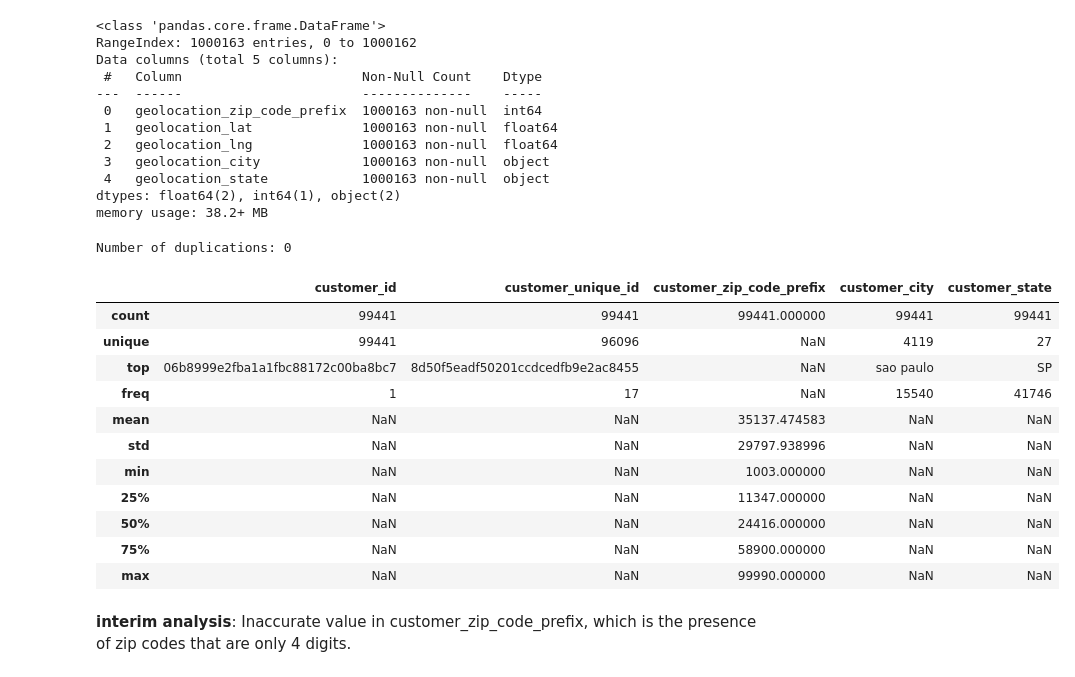
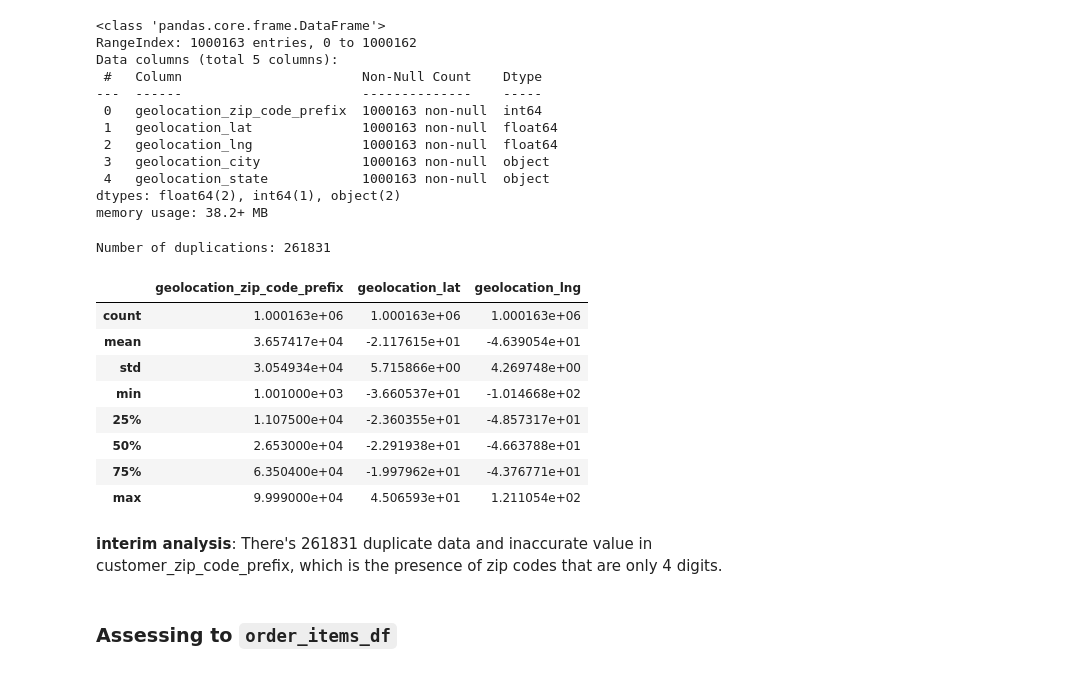
Before and after one commit to naufalmuafi/e-commerce_analysis_project, a Jupyter notebook: main.ipynb, the cells around one changed output. Cells and saved outputs as stored; diff of their text form; code cells hidden in the pictures.

Commit message:
add: assesing data into pcn_df

```diff
--- a/main.ipynb
+++ b/main.ipynb
@@ -186,21 +177,20 @@ Data columns (total 5 columns):
 dtypes: float64(2), int64(1), object(2)
 memory usage: 38.2+ MB
 # %%
-print(f"\nNumber of duplications: {customers_df.duplicated().sum()}")
-customers_df.describe(include='all')
+print(f"\nNumber of duplications: {geolocation_df.duplicated().sum()}")
+geolocation_df.describe()
 # %% [output]
-Number of duplications: 0
+Number of duplications: 261831
-|  | customer_id | customer_unique_id | customer_zip_code_prefix | customer_city | customer_state |
-| count | 99441 | 99441 | 99441.000000 | 99441 | 99441 |
-| unique | 99441 | 96096 | NaN | 4119 | 27 |
-| top | 06b8999e2fba1a1fbc88172c00ba8bc7 | 8d50f5eadf50201ccdcedfb9e2ac8455 | NaN | sao paulo | SP |
-| freq | 1 | 17 | NaN | 15540 | 41746 |
-| mean | NaN | NaN | 35137.474583 | NaN | NaN |
-| std | NaN | NaN | 29797.938996 | NaN | NaN |
-| min | NaN | NaN | 1003.000000 | NaN | NaN |
-| 25% | NaN | NaN | 11347.000000 | NaN | NaN |
-| 50% | NaN | NaN | 24416.000000 | NaN | NaN |
-| 75% | NaN | NaN | 58900.000000 | NaN | NaN |
-| max | NaN | NaN | 99990.000000 | NaN | NaN |
+|  | geolocation_zip_code_prefix | geolocation_lat | geolocation_lng |
+| count | 1.000163e+06 | 1.000163e+06 | 1.000163e+06 |
+| mean | 3.657417e+04 | -2.117615e+01 | -4.639054e+01 |
+| std | 3.054934e+04 | 5.715866e+00 | 4.269748e+00 |
+| min | 1.001000e+03 | -3.660537e+01 | -1.014668e+02 |
+| 25% | 1.107500e+04 | -2.360355e+01 | -4.857317e+01 |
+| 50% | 2.653000e+04 | -2.291938e+01 | -4.663788e+01 |
+| 75% | 6.350400e+04 | -1.997962e+01 | -4.376771e+01 |
+| max | 9.999000e+04 | 4.506593e+01 | 1.211054e+02 |
 # %% [markdown]
-**interim analysis**: Inaccurate value in customer_zip_code_prefix, which is the presence of zip codes that are only 4 digits.
+**interim analysis**: There's 261831 duplicate data and inaccurate value in customer_zip_code_prefix, which is the presence of zip codes that are only 4 digits.
+# %% [markdown]
+### Assessing to `order_items_df`
```
Also changed, not shown: parts of 22 cells of this notebook.
